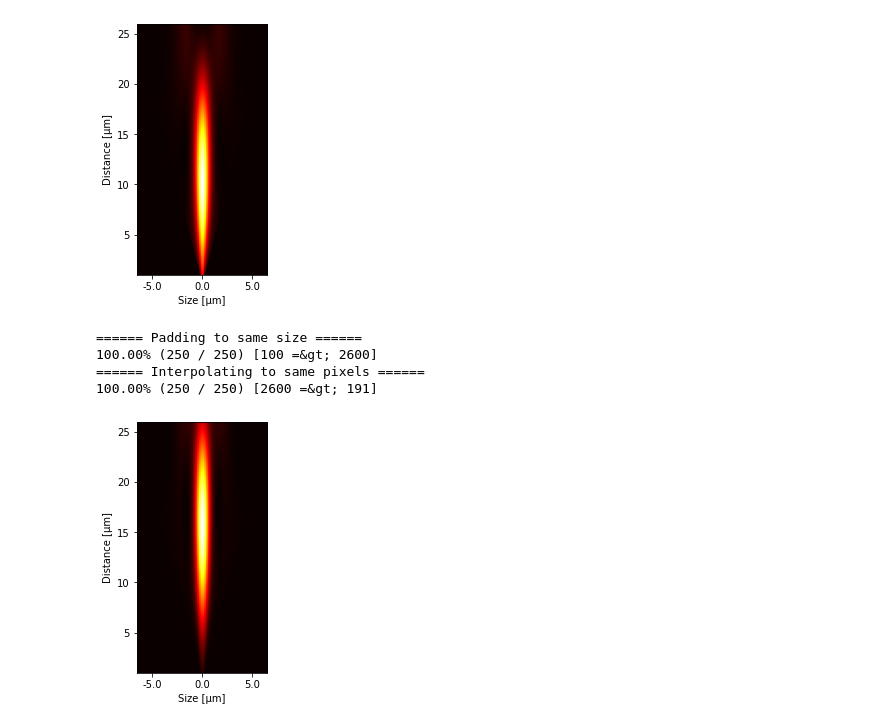
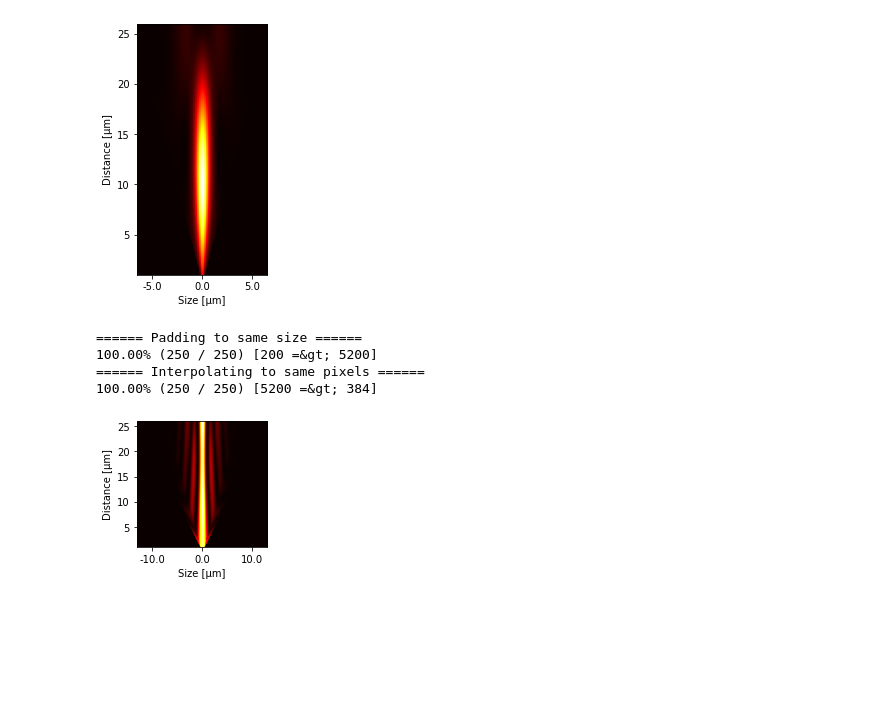
Before and after one commit to Miyoshichi/SimLight, a Jupyter notebook: Examples/intensity.ipynb, the cells around one changed output. Saved outputs shown, nothing was run; the diff lists cells and outputs as text; code cells hidden in the pictures; blank space fills up the shorter version.

Commit message:
covert to a more effective method of resizing image

```diff
--- a/Examples/intensity.ipynb
+++ b/Examples/intensity.ipynb
@@ -23,7 +23,7 @@ j = 15  # zernike orders
 F = sl.PlaneWave(wavelength, size, N)
 L = sl.Lens.new_lens(size, f)
 Z = sl.zernike.ZernikeCoefficients(j)
-Z.coefficients[4] = 0.05  # spherical aberration
+Z.coefficients[12] = 0.1  # spherical aberration
 # %%
 F1 = sl.circle_aperture(F)
 F1, F1_3d = sl.near_field_propagation(F1, L, z, return_3d_field=True, coord='spherical')
@@ -37,11 +37,11 @@ slpl.plot_vertical_intensity(F1_3d, norm_type=1)
 # %%
 F2 = sl.aberration(F, Z)
 F2 = sl.circle_aperture(F2)
-F2, F2_3d = sl.near_field_propagation(F2, L, z, return_3d_field=True, coord='spherical')
+F2, F2_3d = sl.near_field_propagation(F2, L, z, return_3d_field=True, coord='spherical', mag=2)
 slpl.plot_vertical_intensity(F2_3d, norm_type=1)
 # %% [output]
 ====== Padding to same size ======
-100.00% (250 / 250) [100 =&gt; 2600]
+100.00% (250 / 250) [200 =&gt; 5200]
 ====== Interpolating to same pixels ======
-100.00% (250 / 250) [2600 =&gt; 191]
+100.00% (250 / 250) [5200 =&gt; 384]
-[figure, old version]
+[figure, new version]
```
Also changed, not shown: parts of 1 cell of this notebook, 1 other file.
